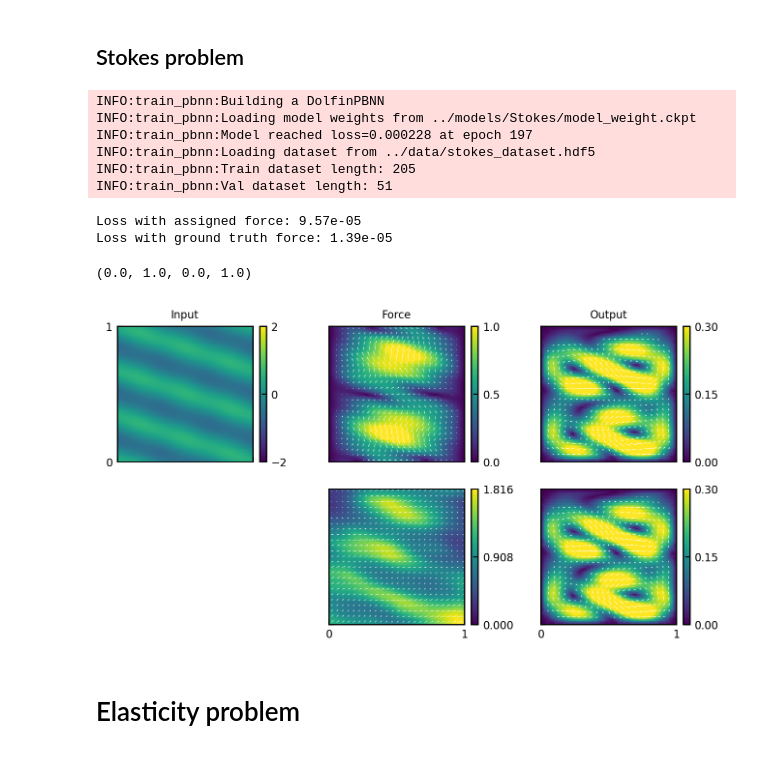
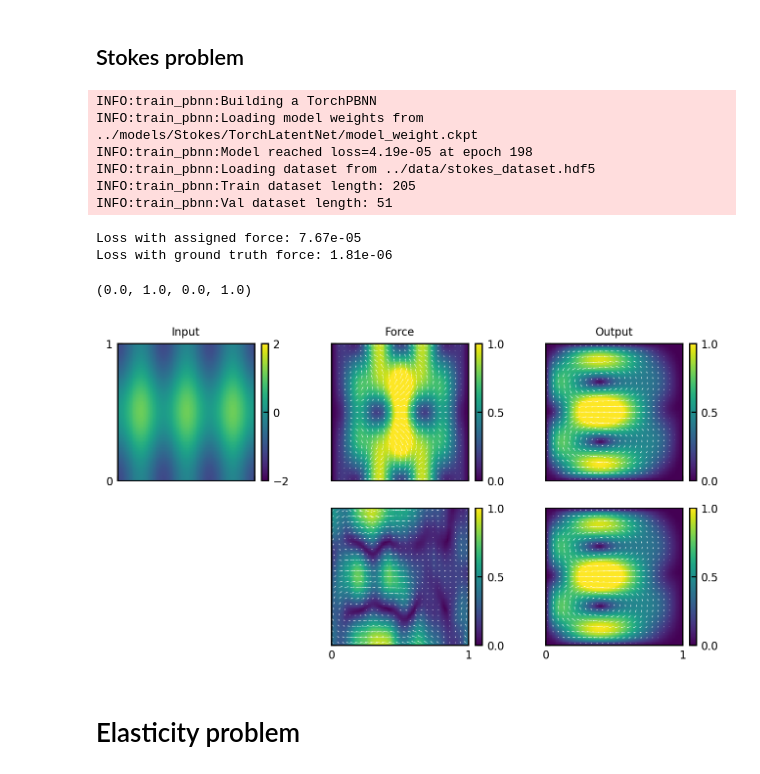
Before and after one commit to jcolen/physics_ml_toolbox, a Jupyter notebook: pbnn/notebooks/PBNNEvaluation.ipynb, the cells around one changed output. Saved outputs shown, nothing was run; the diff lists cells and outputs as text; code cells hidden in the pictures.

Commit message:
Training with torch pipeline, and torch testing notebook

```diff
--- a/pbnn/notebooks/PBNNEvaluation.ipynb
+++ b/pbnn/notebooks/PBNNEvaluation.ipynb
@@ -43,7 +43,7 @@ from pprint import pprint
 
 import torch
 
-with open('../models/Poisson/TorchUNet/config.yaml', 'r') as f:
+with open('../models/Poisson/TorchLatentNet/config.yaml', 'r') as f:
     config = yaml.safe_load(f)
 
 config['dataset']['reduced_functional'] = True
@@ -110,8 +110,9 @@ from pprint import pprint
 
 import torch
 
-with open('../models/Stokes/config.yaml', 'r') as f:
+with open('../models/Stokes/TorchLatentNet/config.yaml', 'r') as f:
     config = yaml.safe_load(f)
+config['dataset']['reduced_functional'] = True
 
 model = get_model(config['model'])
 train, val = get_dataset(config['dataset'])
@@ -120,11 +121,11 @@ model.to(device);
 
 # Generate predictions
 with torch.no_grad():
-    sample = val[10]
-    force = model(sample['inputs'].to(device))
+    sample = val[20]
+    force = model(torch.FloatTensor(sample['inputs']).to(device))
     force = force.detach().cpu()
 
-    force = multichannel_img_to_mesh(
+    force = multichannel_img_to_dofs(
         force,
         sample['grid_x'], sample['grid_y'],
         sample['function_space'],
@@ -134,54 +135,54 @@ with torch.no_grad():
 
     print(f'Loss with assigned force: {sample['Jhat'](force.vector()[:]):.3g}')
 
+    inputs = sample['inputs']
     force = force.compute_vertex_values().reshape([2, -1])
     pred = pred.compute_vertex_values().reshape([2, -1])
 
 fig, ax = plt.subplots(2, 3, figsize=(8,4), sharex=True, sharey=True, squeeze=False)
 
-inputs = sample['inputs'].cpu().numpy()
 plot_grid(ax[0,0], inputs[2], inputs[0], inputs[1], vmin=-2, vmax=2)
 
 outputs = sample['output']
-plot_mesh_vector(ax[0,2], outputs, val.dataset.mesh, vmin=0, vmax=0.3)
+plot_mesh_vector(ax[0,2], outputs, val.dataset.mesh, vmin=0, vmax=1)
 
 # Generate and plot model predictions
-plot_mesh_vector(ax[1,1], force, val.dataset.mesh, vmin=0)#, vmax=1)
-plot_mesh_vector(ax[1,2], pred,  val.dataset.mesh, vmin=0, vmax=0.3)
+plot_mesh_vector(ax[1,1], force, val.dataset.mesh, vmin=0, vmax=1)
+plot_mesh_vector(ax[1,2], pred,  val.dataset.mesh, vmin=0, vmax=1)
 
-f = multichannel_img_to_mesh(
+f = multichannel_img_to_dofs(
     sample['force'],
     sample['grid_x'],
     sample['grid_y'],
     sample['function_space'],
     return_function=True)
 target = val.dataset.build_problem.forward(f)
 print(f'Loss with ground truth force: {sample['Jhat'](f.vector()[:]):.3g}')
 f = f.compute_vertex_values().reshape([2, -1])
 plot_mesh_vector(ax[0,1], f, val.dataset.mesh, vmin=0, vmax=1)
 #target = target.compute_vertex_values().reshape([2, -1])
 #plot_mesh_vector(ax[0,2], target, val.dataset.mesh, vmin=0, vmax=0.3)
 
 
 ax[0,0].set_title('Input')
 ax[0,1].set_title('Force')
 ax[0,2].set_title('Output')
 
 for a in ax.flatten():
     a.set(aspect='equal', xlim=[0,1], ylim=[0,1], xticks=[0,1], yticks=[0,1])
 
 ax[1,0].axis('off')
 # %% [output]
-INFO:train_pbnn:Building a DolfinPBNN
-INFO:train_pbnn:Loading model weights from ../models/Stokes/model_weight.ckpt
-INFO:train_pbnn:Model reached loss=0.000228 at epoch 197
+INFO:train_pbnn:Building a TorchPBNN
+INFO:train_pbnn:Loading model weights from ../models/Stokes/TorchLatentNet/model_weight.ckpt
+INFO:train_pbnn:Model reached loss=4.19e-05 at epoch 198
 INFO:train_pbnn:Loading dataset from ../data/stokes_dataset.hdf5
 INFO:train_pbnn:Train dataset length: 205
 INFO:train_pbnn:Val dataset length: 51
-Loss with assigned force: 9.57e-05
-Loss with ground truth force: 1.39e-05
+Loss with assigned force: 7.67e-05
+Loss with ground truth force: 1.81e-06
 (0.0, 1.0, 0.0, 1.0)
-[figure, old version]
+[figure, new version]
 # %% [markdown]
 # Elasticity problem
 # %%
```
Also changed, not shown: parts of 3 cells of this notebook, 29 other files.
